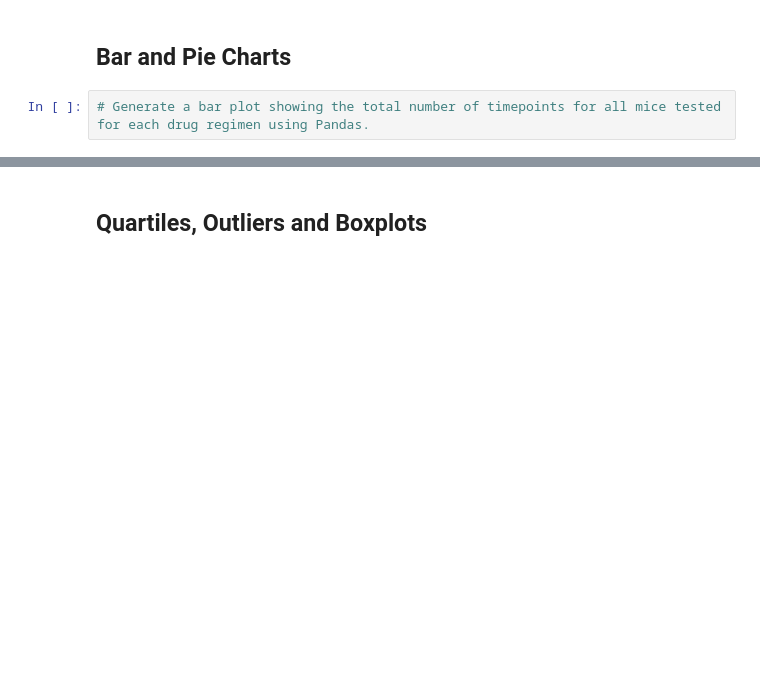
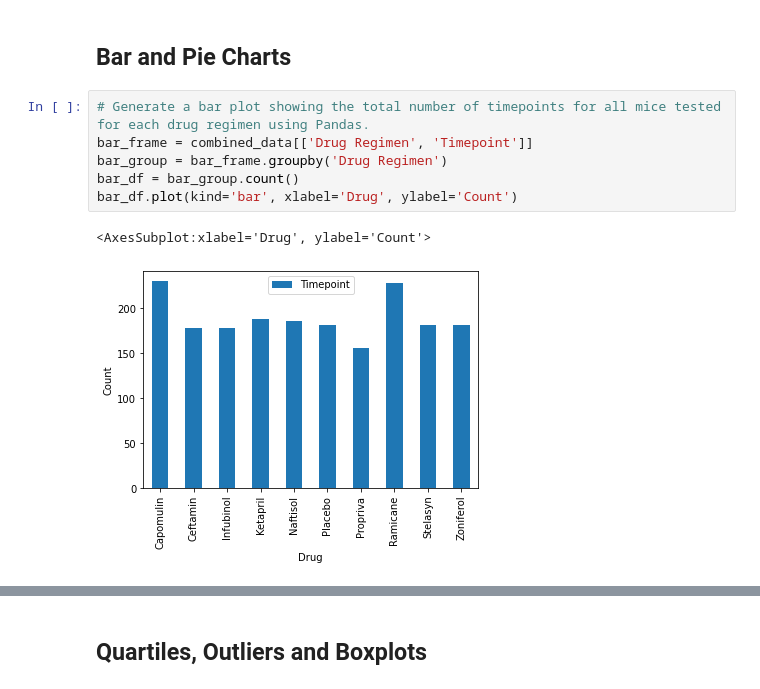
Before and after one commit to Jovh11/Matplotlib-Challenge, a Jupyter notebook: Pymaceuticals/pymaceuticals_starter.ipynb, the cells around one changed output, grey strips where cells are left out. Cells and saved outputs as stored; diff of their text form; blank space fills up the shorter version.

```diff
--- a/Pymaceuticals/pymaceuticals_starter.ipynb
+++ b/Pymaceuticals/pymaceuticals_starter.ipynb
@@ -98,5 +131,12 @@ Name: Mouse ID, Length: 249, dtype: int64
 ## Bar and Pie Charts
 # %%
 # Generate a bar plot showing the total number of timepoints for all mice tested for each drug regimen using Pandas.
+bar_frame = combined_data[['Drug Regimen', 'Timepoint']]
+bar_group = bar_frame.groupby('Drug Regimen')
+bar_df = bar_group.count()
+bar_df.plot(kind='bar', xlabel='Drug', ylabel='Count')
+# %% [output]
+<AxesSubplot:xlabel='Drug', ylabel='Count'>
+[figure, added]
 # %%
 # Generate a bar plot showing the total number of timepoints for all mice tested for each drug regimen using pyplot.
```
Also changed, not shown: parts of 10 cells of this notebook.
